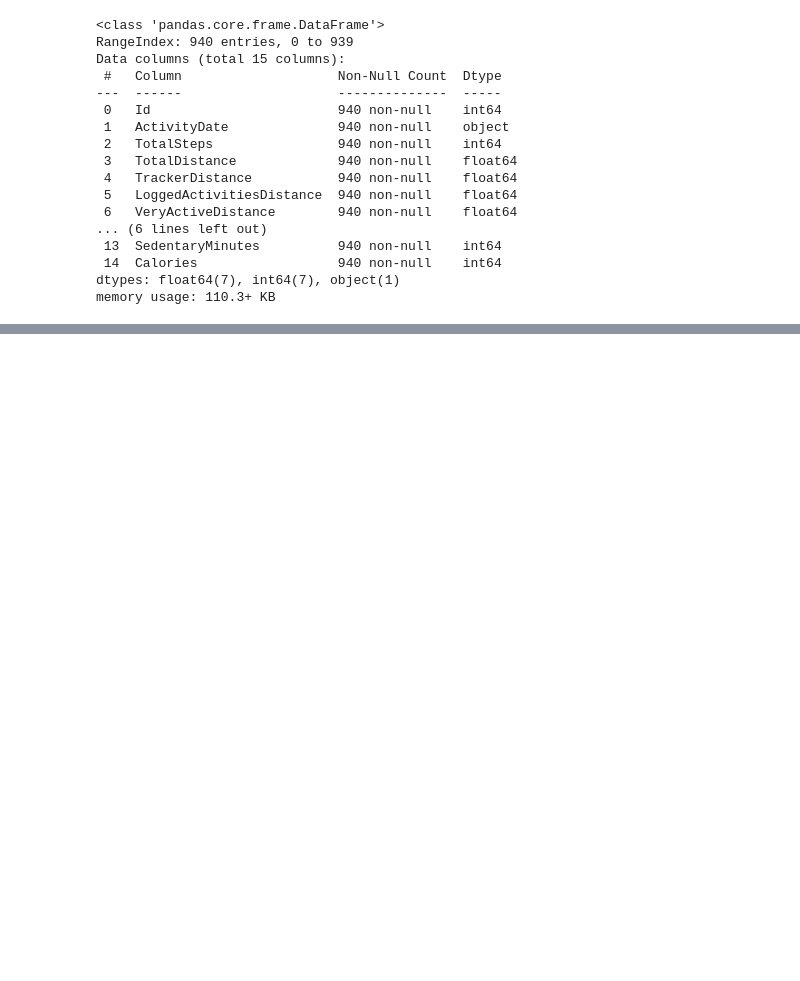
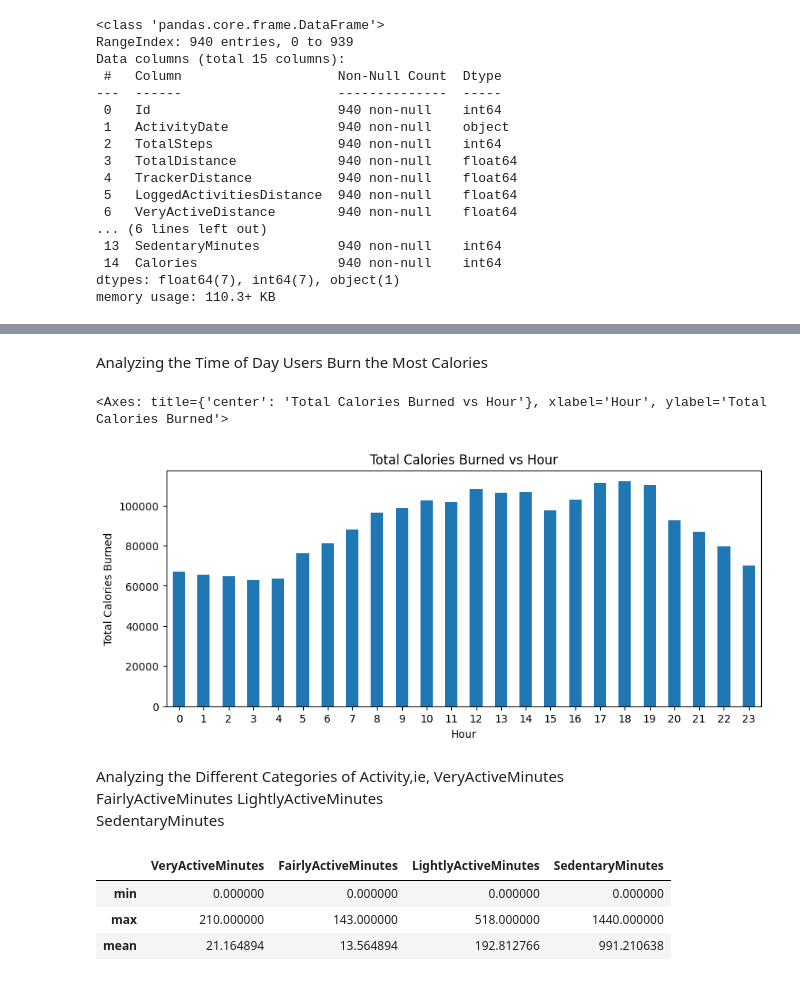
Before and after one commit to Pavan7248/Fitbit, a Jupyter notebook: main.ipynb, the cells around one changed output, grey strips where cells are left out. Saved outputs shown, nothing was run; the diff lists cells and outputs as text; code cells hidden in the pictures; blank space fills up the shorter version.

```diff
--- a/main.ipynb
+++ b/main.ipynb
@@ -283,0 +552,28 @@ memory usage: 73.6+ KB
+# %% [markdown]
+Analyzing the Time of Day Users Burn the Most Calories
+# %%
+# Grouping the data by time of day
+time_merged['Hour'] = time_merged['Time'].dt.hour
+calories_by_hour = time_merged.groupby('Hour')['Calories'].sum()
+
+# Plotting the total calories burned by hour
+calories_by_hour.plot(kind='bar', title='Total Calories Burned vs Hour', xlabel='Hour', ylabel='Total Calories Burned', figsize=(10, 4), rot=0)
+# %% [output]
+<Axes: title={'center': 'Total Calories Burned vs Hour'}, xlabel='Hour', ylabel='Total Calories Burned'>
+[figure, added]
+# %% [markdown]
+Analyzing the Different Categories of Activity,ie,
+VeryActiveMinutes
+FairlyActiveMinutes
+LightlyActiveMinutes
+SedentaryMinutes
+# %%
+daily_Activity.aggregate({'VeryActiveMinutes': ['min', 'max', 'mean'],
+                          'FairlyActiveMinutes': ['min', 'max', 'mean'],
+                          'LightlyActiveMinutes': ['min', 'max', 'mean'],
+                          'SedentaryMinutes': ['min', 'max', 'mean']})
+# %% [output]
+|  | VeryActiveMinutes | FairlyActiveMinutes | LightlyActiveMinutes | SedentaryMinutes |
+| min | 0.000000 | 0.000000 | 0.000000 | 0.000000 |
+| max | 210.000000 | 143.000000 | 518.000000 | 1440.000000 |
+| mean | 21.164894 | 13.564894 | 192.812766 | 991.210638 |
```
Also changed, not shown: parts of 99 cells of this notebook, 13 other files.
